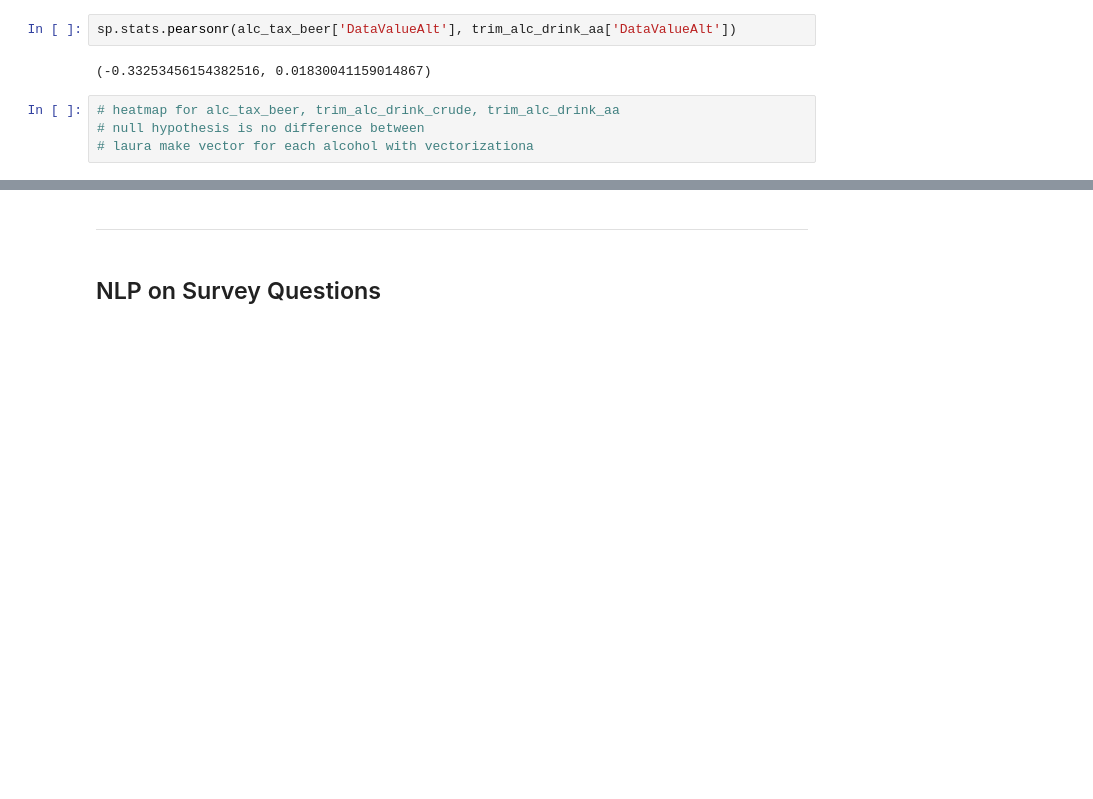
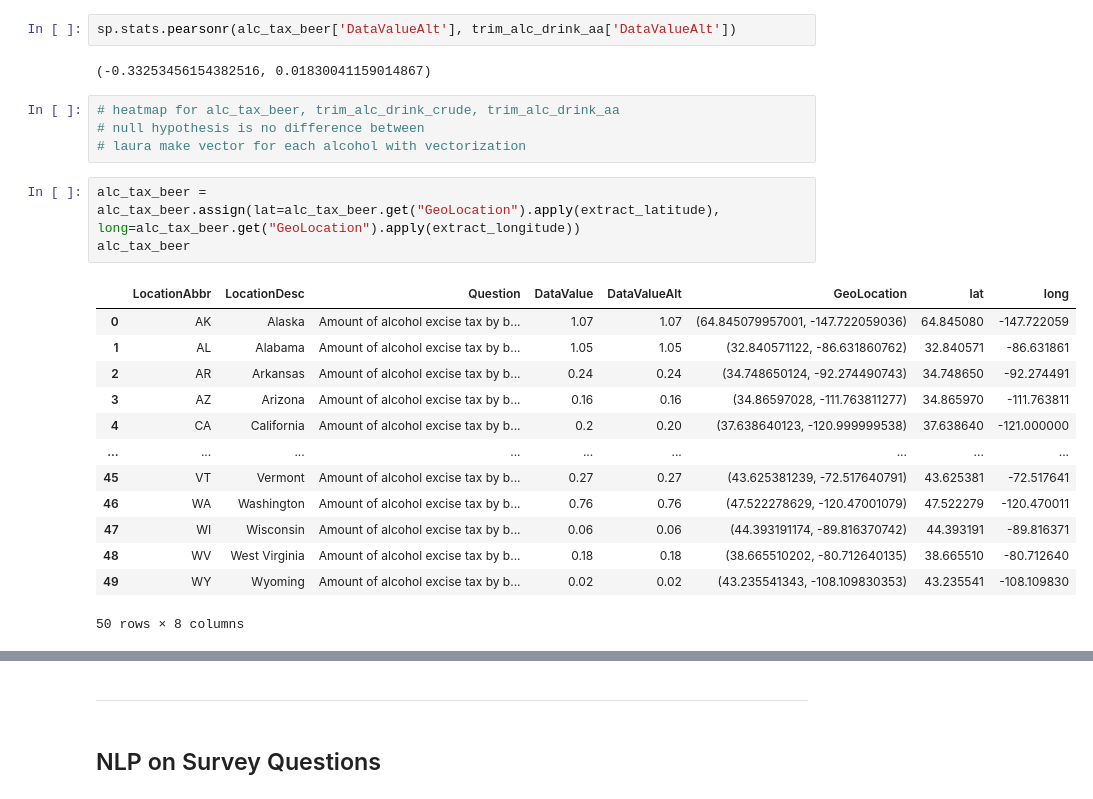
Before and after one commit to djleung/DataHacks_2020_public, a Jupyter notebook: Initial_Data_Exploration.ipynb, the cells around one changed output, grey strips where cells are left out. Saved outputs shown, nothing was run; the diff lists cells and outputs as text; blank space fills up the shorter version.

```diff
--- a/Initial_Data_Exploration.ipynb
+++ b/Initial_Data_Exploration.ipynb
@@ -867,4 +865,21 @@ sp.stats.pearsonr(alc_tax_beer['DataValueAlt'], trim_alc_drink_aa['DataValueAlt'
 # %%
 # heatmap for alc_tax_beer, trim_alc_drink_crude, trim_alc_drink_aa
 # null hypothesis is no difference between
-# laura make vector for each alcohol with vectorizationa
+# laura make vector for each alcohol with vectorization
+# %%
+alc_tax_beer = alc_tax_beer.assign(lat=alc_tax_beer.get("GeoLocation").apply(extract_latitude), long=alc_tax_beer.get("GeoLocation").apply(extract_longitude))
+alc_tax_beer
+# %% [output]
+|  | LocationAbbr | LocationDesc | Question | DataValue | DataValueAlt | GeoLocation | lat | long |
+| 0 | AK | Alaska | Amount of alcohol excise tax by b... | 1.07 | 1.07 | (64.845079957001, -147.722059036) | 64.845080 | -147.722059 |
+| 1 | AL | Alabama | Amount of alcohol excise tax by b... | 1.05 | 1.05 | (32.840571122, -86.631860762) | 32.840571 | -86.631861 |
+| 2 | AR | Arkansas | Amount of alcohol excise tax by b... | 0.24 | 0.24 | (34.748650124, -92.274490743) | 34.748650 | -92.274491 |
+| 3 | AZ | Arizona | Amount of alcohol excise tax by b... | 0.16 | 0.16 | (34.86597028, -111.763811277) | 34.865970 | -111.763811 |
+| 4 | CA | California | Amount of alcohol excise tax by b... | 0.2 | 0.20 | (37.638640123, -120.999999538) | 37.638640 | -121.000000 |
+| ... | ... | ... | ... | ... | ... | ... | ... | ... |
+| 45 | VT | Vermont | Amount of alcohol excise tax by b... | 0.27 | 0.27 | (43.625381239, -72.517640791) | 43.625381 | -72.517641 |
+| 46 | WA | Washington | Amount of alcohol excise tax by b... | 0.76 | 0.76 | (47.522278629, -120.47001079) | 47.522279 | -120.470011 |
+| 47 | WI | Wisconsin | Amount of alcohol excise tax by b... | 0.06 | 0.06 | (44.393191174, -89.816370742) | 44.393191 | -89.816371 |
+| 48 | WV | West Virginia | Amount of alcohol excise tax by b... | 0.18 | 0.18 | (38.665510202, -80.712640135) | 38.665510 | -80.712640 |
+| 49 | WY | Wyoming | Amount of alcohol excise tax by b... | 0.02 | 0.02 | (43.235541343, -108.109830353) | 43.235541 | -108.109830 |
+50 rows × 8 columns
```
Also changed, not shown: parts of 16 cells of this notebook.
